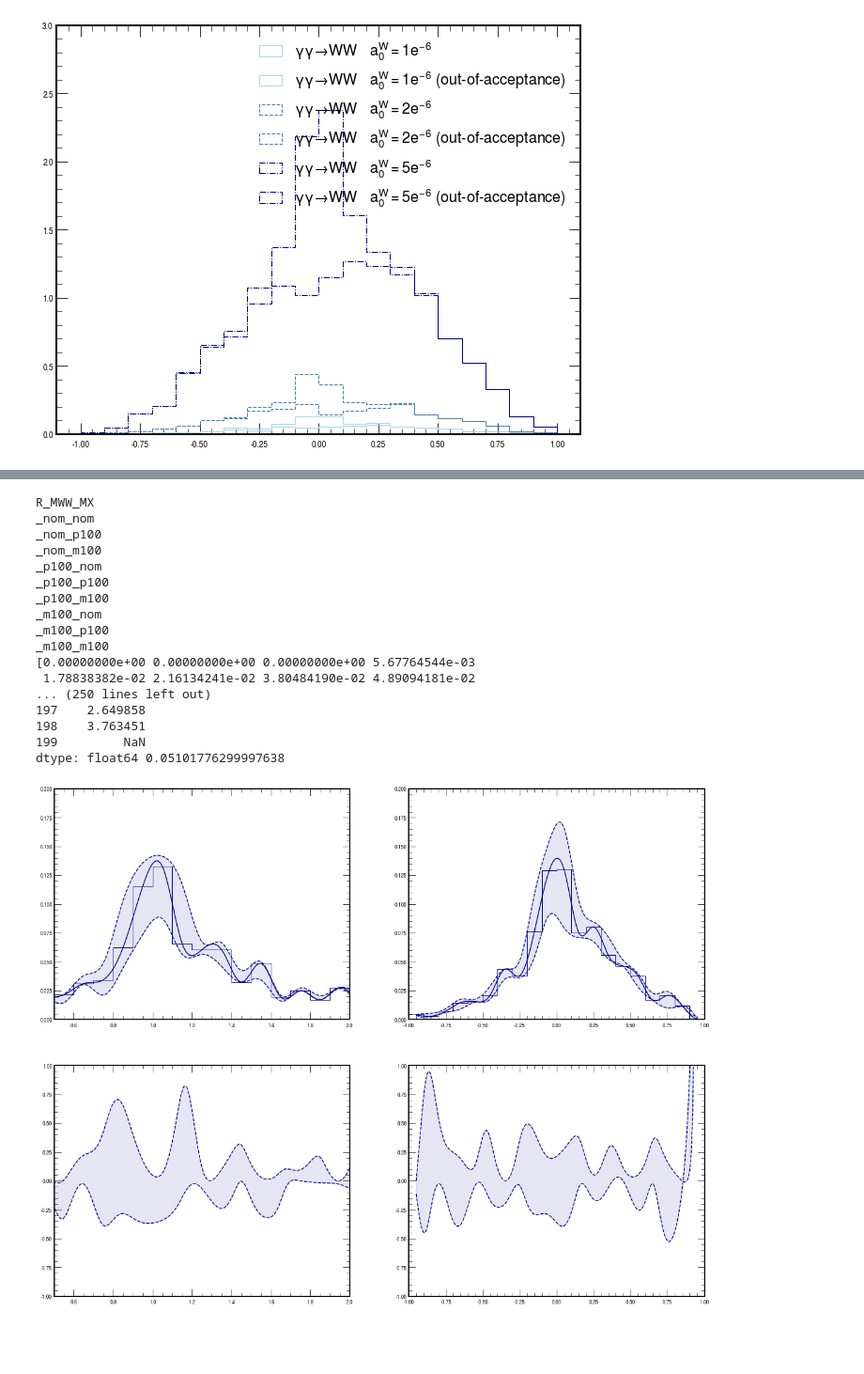
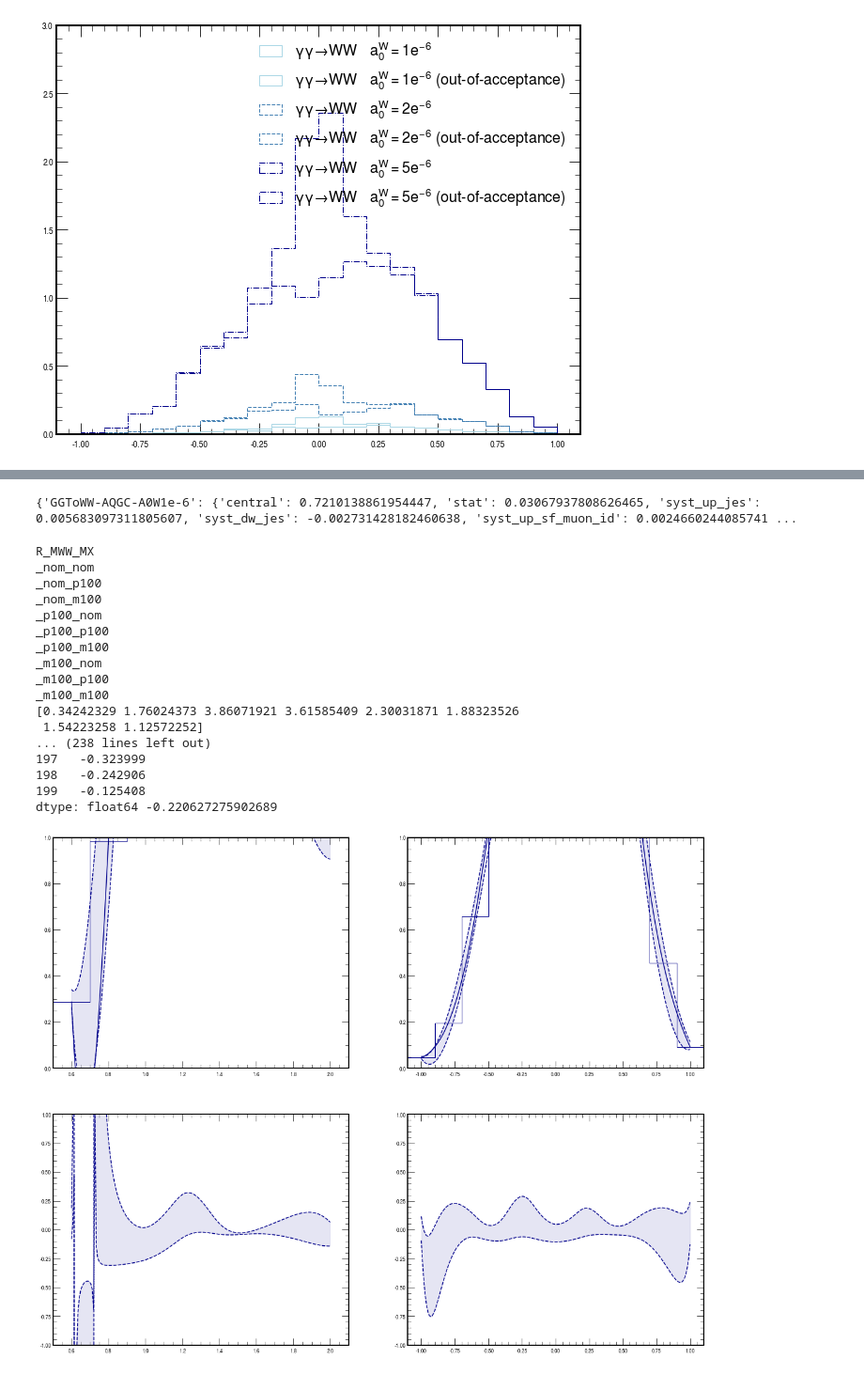
Before and after one commit to miguelgallo/pps-ww-analysis-notebook, a Jupyter notebook: Cut-Based.ipynb, the cells around one changed output, grey strips where cells are left out. Shown at 94% size. Drawn from its saved outputs; the diff is of its cells as text; code cells hidden in the pictures; blank space fills up the shorter version.

Commit message:
Fix in proton xi systematics calculation. Add counting experiment weight sums in cut based notebook.

```diff
--- a/Cut-Based.ipynb
+++ b/Cut-Based.ipynb
@@ -1741,0 +2141,9 @@ for idx_, variation__ in enumerate( variations_ ):
+# %%
+sum_weights = {}
+for label_ in labels_signals:
+    sum_weights[ label_ ] = {}
+    sum_weights[ label_ ][ "central" ]        = sum_weights_cut[ label_ ]
+    sum_weights[ label_ ][ "stat" ]           = np.sqrt( sum_weights_squared_cut[ label_ ] )
+    sum_weights[ label_ ][ "syst_up_jes" ]    = ( sum_weights_cut_max[ label_ ] - sum_weights_cut[ label_ ] )
+    sum_weights[ label_ ][ "syst_dw_jes" ]    = ( sum_weights_cut_min[ label_ ] - sum_weights_cut[ label_ ] )
+print ( sum_weights )
@@ -1748,10 +2158,12 @@ fig, axes = plt.subplots( 1, 2, figsize=(2*10,8) )
 color_ = "darkblue"
 linestyles_ = [ "-", "--", "--" ]
 for idx_, var_weights__ in enumerate( variations_weights_ ):
-    axes[0].hist( df_signals_protons_multiRP_sig_plus_mix_2protons_selected_events[ label_ ][ variation__ ][ "R_MWW_MX" + var_str__[ variation__ ] ], weights=weights_sig_plus_mix_2protons[ label_ ][ var_weights__ ][ variation__ ],
+    axes[0].hist( df_signals_protons_multiRP_sig_plus_mix_selected_events_categories_concat[ label_ ][ variation__ ][ "R_MWW_MX" + var_str__[ variation__ ] ],
+                  weights=weights_sig_plus_mix_categories_concat[ label_ ][ var_weights__ ][ variation__ ],
                   histtype='step', color=color_, linestyle=linestyles_[ idx_ ], label=var_weights__,
                   bins=30, range=(0.,3.) )
-    axes[1].hist( df_signals_protons_multiRP_sig_plus_mix_2protons_selected_events[ label_ ][ variation__ ][ "Diff_YWW_YX" + var_str__[ variation__ ] ], weights=weights_sig_plus_mix_2protons[ label_ ][ var_weights__ ][ variation__ ],
+    axes[1].hist( df_signals_protons_multiRP_sig_plus_mix_selected_events_categories_concat[ label_ ][ variation__ ][ "Diff_YWW_YX" + var_str__[ variation__ ] ],
+                  weights=weights_sig_plus_mix_categories_concat[ label_ ][ var_weights__ ][ variation__ ],
                   histtype='step', color=color_, linestyle=linestyles_[ idx_ ], label=var_weights__,
                   bins=20, range=(-1.,1.) )
 # %% [output]
@@ -1759,3 +2238,10 @@ for idx_, var_weights__ in enumerate( variations_weights_ ):
+# %%
+for label_ in labels_signals:
+    sum_weights[ label_ ][ "syst_up_sf_muon_id" ]    = ( sum_weights_cut_max[ label_ ] - sum_weights_cut[ label_ ] )
+    sum_weights[ label_ ][ "syst_dw_sf_muon_id" ]    = ( sum_weights_cut_min[ label_ ] - sum_weights_cut[ label_ ] )
+print ( sum_weights )
+# %% [output]
+{'GGToWW-AQGC-A0W1e-6': {'central': 0.7210138861954447, 'stat': 0.03067937808626465, 'syst_up_jes': 0.005683097311805607, 'syst_dw_jes': -0.002731428182460638, 'syst_up_sf_muon_id': 0.0024660244085741 ...
 # %%
 from scipy.interpolate import make_interp_spline
 
@@ -1772,20 +2258,29 @@ sel_str__ = {}
 for key_ in variations_:
     sel_str__[ key_ ] = "_nom"
 
+var_weights__ = "nom"
+
 fig, axes = plt.subplots( 2, 2, figsize=(2*10,2*8) )
 
 vars_ = {}
 vars_[ "R_MWW_MX" ] = {}
-vars_[ "R_MWW_MX" ][ "bins" ]  = 30
-vars_[ "R_MWW_MX" ][ "range" ] = (0.,3.)
-vars_[ "R_MWW_MX" ][ "xlim" ]  = (0.5,2.)
+# vars_[ "R_MWW_MX" ][ "bins" ]  = 30
+# vars_[ "R_MWW_MX" ][ "range" ] = (0.,3.)
+vars_[ "R_MWW_MX" ][ "bins" ]  = 0.5 + 0.2 * np.arange( 9 )
+vars_[ "R_MWW_MX" ][ "range" ] = None
+# vars_[ "R_MWW_MX" ][ "xlim" ]  = (0.5,2.)
+vars_[ "R_MWW_MX" ][ "xlim" ]  = ( 0.5, 2.1 )
 vars_[ "Diff_YWW_YX" ] = {}
-vars_[ "Diff_YWW_YX" ][ "bins" ]  = 20
-vars_[ "Diff_YWW_YX" ][ "range" ] = (-1.,1.)
-vars_[ "Diff_YWW_YX" ][ "xlim" ]  = (-1.,1.)
+# vars_[ "Diff_YWW_YX" ][ "bins" ]  = 20
+# vars_[ "Diff_YWW_YX" ][ "range" ] = (-1.,1.)
+vars_[ "Diff_YWW_YX" ][ "bins" ]  = -1.1 + 0.2 * np.arange( 12 )
+vars_[ "Diff_YWW_YX" ][ "range" ] = None
+# vars_[ "Diff_YWW_YX" ][ "xlim" ]  = (-1.,1.)
+vars_[ "Diff_YWW_YX" ][ "xlim" ]  = ( -1.1, 1.1 )
 
-ylim_ = (0.,0.2)
+# ylim_ = (0.,0.2)
 # ylim_ = (0.,0.5)
+ylim_ = (0.,1.)
 # ylim_ = (0.,3.)
 
 color_ = "darkblue"
@@ -1813,7 +2308,9 @@ for var__ in vars_:
     #     plt.plot( bin_centers_, counts_, color=color_, linestyle=linestyles_[ idx_ ] )
         if variation__ != "_nom":
             print ( variation__ )
-            counts_, bins_ = np.histogram( df_signals_protons_multiRP_sig_plus_mix_2protons_selected_events[ label_ ][ sel_str__[ variation__ ] ][ var__ + variation__ ], weights=weights_sig_plus_mix_2protons[ label_ ][ var_weights__ ][ sel_str__[ variation__ ] ], bins=vars_[ var__ ][ "bins" ], range=vars_[ var__ ][ "range" ] )
+            arr__ = df_signals_protons_multiRP_sig_plus_mix_selected_events_categories_concat[ label_ ][ sel_str__[ variation__ ] ][ var__ + variation__ ]
+            weights__ = weights_sig_plus_mix_categories_concat[ label_ ][ var_weights__ ][ sel_str__[ variation__ ] ]
+            counts_, bins_ = np.histogram( arr__, weights=weights__, bins=vars_[ var__ ][ "bins" ], range=vars_[ var__ ][ "range" ] )
 #             counts_rebin_ = counts_[::2] + counts_[1::2]
 #             bins_rebin_ = bins_[::2]
 
@@ -1826,7 +2323,8 @@ for var__ in vars_:
 
     print ( max_[ var__ ] )
     print ( min_[ var__ ] )
-    counts_, bins_, _ = axes[0,idx_col_].hist( df_signals_protons_multiRP_sig_plus_mix_2protons_selected_events[ label_ ][ "_nom" ][ var__ + "_nom" ], weights=weights_sig_plus_mix_2protons[ label_ ][ var_weights__ ][ "_nom" ],
+    counts_, bins_, _ = axes[0,idx_col_].hist( df_signals_protons_multiRP_sig_plus_mix_selected_events_categories_concat[ label_ ][ "_nom" ][ var__ + "_nom" ],
+                                               weights=weights_sig_plus_mix_categories_concat[ label_ ][ var_weights__ ][ "_nom" ],
                                                histtype='step', color=color_, linestyle="-", label="_nom",
                                                bins=vars_[ var__ ][ "bins" ], range=vars_[ var__ ][ "range" ] )
     bin_centers_ = ( bins_[:-1] + bins_[1:] ) / 2
@@ -1861,38 +2359,38 @@ for var__ in vars_:
         ratio_max_sel_ = pd.Series( ratio_max_ )
         ratio_max_sel_ = ratio_max_sel_[ ( x_plot__ >= 0.5 ) & ( x_plot__ <= 2.0 ) ]
         ratio_min_sel_ = pd.Series( ratio_min_ )
         ratio_min_sel_ = ratio_min_sel_[ ( x_plot__ >= 0.5 ) & ( x_plot__ <= 2.0 ) ]
         print ( ratio_max_sel_, ratio_max_sel_.mean() )
         print ( ratio_min_sel_, ratio_min_sel_.dropna().mean() )
         axes[1,idx_col_].plot( x_plot__, ratio_max_, color=color_, linestyle="--" )
         axes[1,idx_col_].plot( x_plot__, ratio_min_, color=color_, linestyle="--" )
         axes[1,idx_col_].fill_between( x_plot__, ratio_min_, ratio_max_, color=color_, alpha=0.10 )
     else:
         diff_max_ = ( spline_max_arr_[ var__ ] - spline_nom_arr_[ var__ ] )
         diff_min_ = ( spline_min_arr_[ var__ ] - spline_nom_arr_[ var__ ] )
         axes[1,idx_col_].plot( x_plot__, diff_max_, color=color_, linestyle="--" )
         axes[1,idx_col_].plot( x_plot__, diff_min_, color=color_, linestyle="--" )
         axes[1,idx_col_].fill_between( x_plot__, diff_min_, diff_max_, color=color_, alpha=0.10 )
 #     axes[1,idx_col_].set_xlim( 0.5, 2. )
     axes[1,idx_col_].set_xlim( vars_[ var__ ][ "xlim" ] )
     axes[1,idx_col_].set_ylim( -1., 1. )
     idx_col_ += 1
 # %% [output]
 R_MWW_MX
 _nom_nom
 _nom_p100
 _nom_m100
 _p100_nom
 _p100_p100
 _p100_m100
 _m100_nom
 _m100_p100
 _m100_m100
-[0.00000000e+00 0.00000000e+00 0.00000000e+00 5.67764544e-03
- 1.78838382e-02 2.16134241e-02 3.80484190e-02 4.89094181e-02
-... (250 lines left out)
-197    2.649858
-198    3.763451
-199         NaN
-dtype: float64 0.05101776299997638
+[0.34242329 1.76024373 3.86071921 3.61585409 2.30031871 1.88323526
+ 1.54223258 1.12572252]
+... (238 lines left out)
+197   -0.323999
+198   -0.242906
+199   -0.125408
+dtype: float64 -0.220627275902689
-[figure, old version]
+[figure, new version]
```
Also changed, not shown: parts of 47 cells of this notebook, 3 other files.
